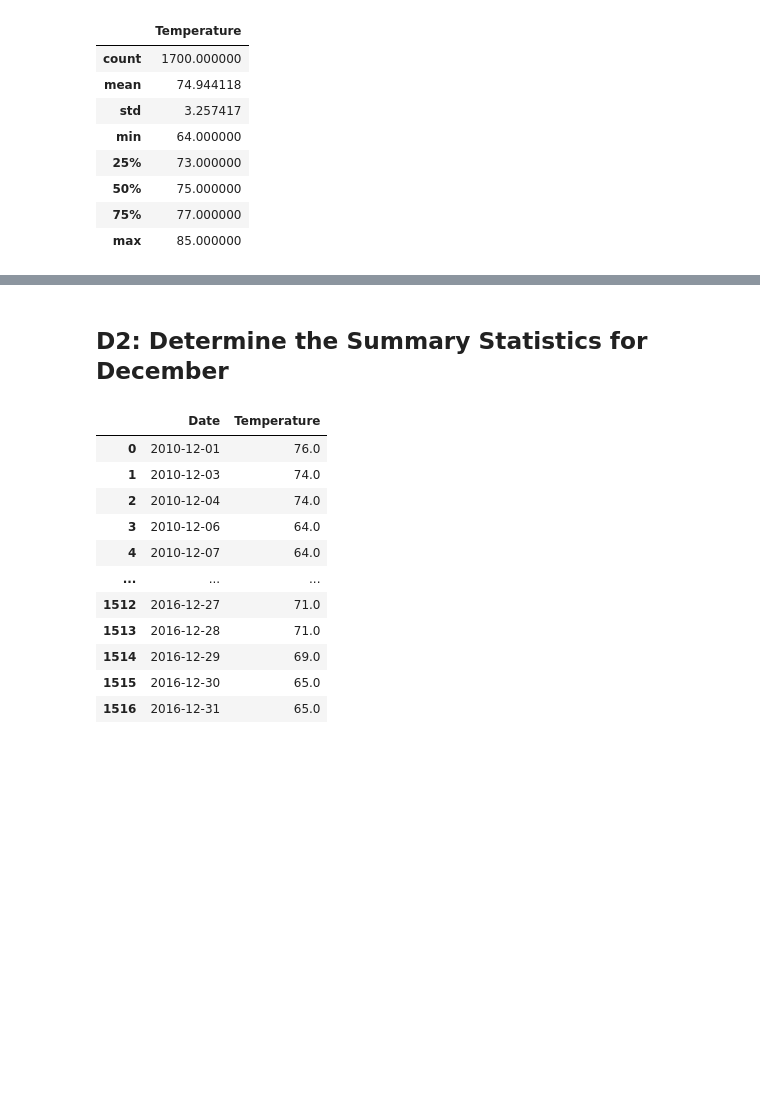
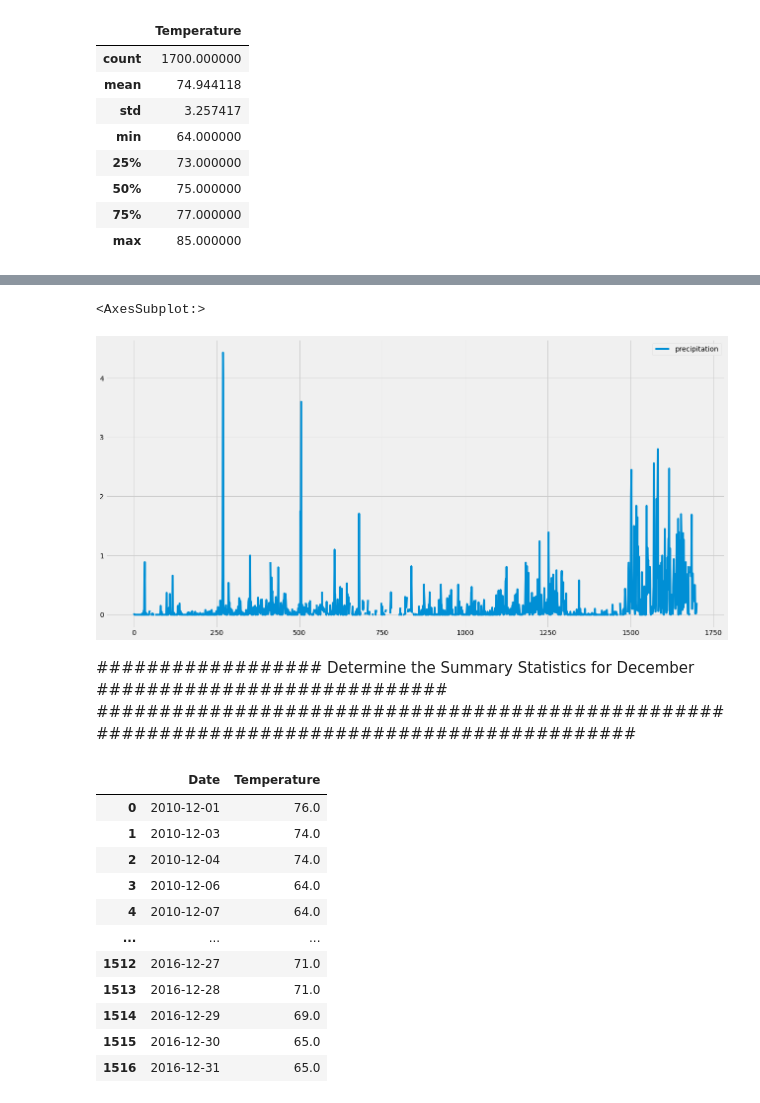
Before and after one commit to yycheung/-surfs_up, a Jupyter notebook: SurfsUp_Challenge.ipynb, the cells around one changed output, grey strips where cells are left out. Drawn from its saved outputs; the diff is of its cells as text; code cells hidden in the pictures; blank space fills up the shorter version.

```diff
--- a/SurfsUp_Challenge.ipynb
+++ b/SurfsUp_Challenge.ipynb
@@ -65,0 +77,8 @@ june_temp_df.describe()
+# %%
+# Perform a query to retrieve precipitation in JUNE
+june_prcp = []
+june_prcp = session.query(Measurement.date, Measurement.prcp).filter(func.strftime("%m", Measurement.date)=='06')
+
+
+# Save the query results as a Pandas DataFrame and set the index to the date column
+june_prcp_df = pd.DataFrame(june_prcp, columns=['date','precipitation'])
@@ -66,5 +97,12 @@ june_temp_df.describe()
+# %%
+# Use Pandas Plotting with Matplotlib to plot the data
+june_prcp_df.plot(figsize=(20,10))
+# %% [output]
+<AxesSubplot:>
+[figure, added]
 # %% [markdown]
-## D2: Determine the Summary Statistics for December
+################## Determine the Summary Statistics for December ############################
+#############################################################################################
 # %%
 # 6. Write a query that filters the Measurement table to retrieve the temperatures for the month of December.
 dec_temp = []
```
Also changed, not shown: parts of 7 cells of this notebook, 13 other files.
